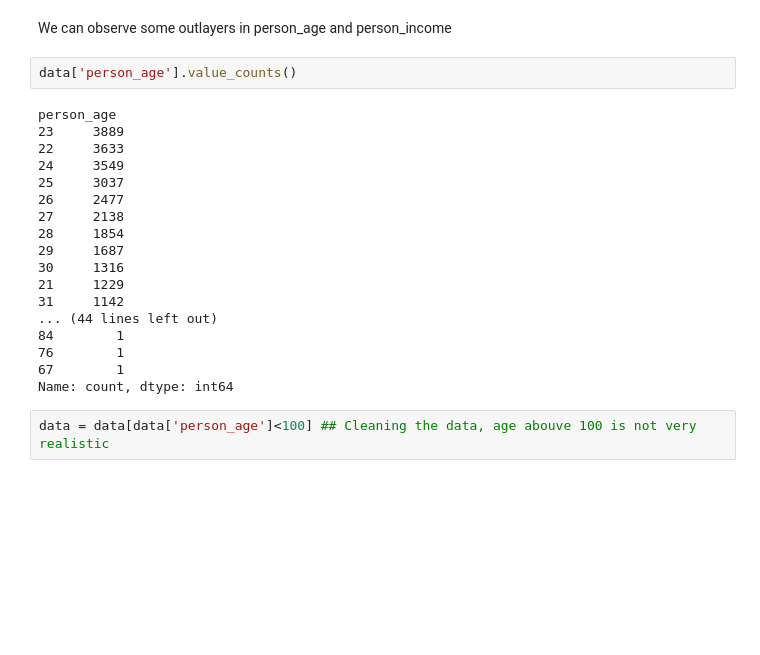
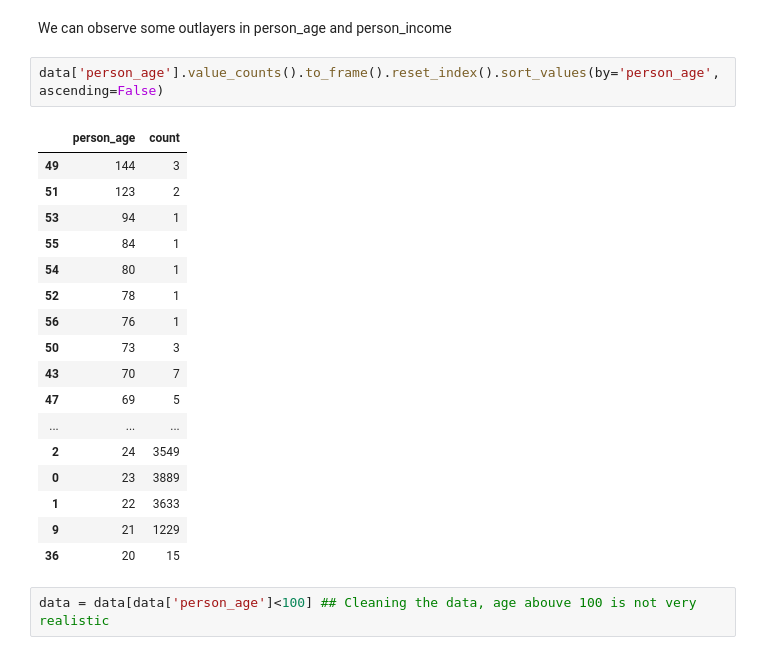
Before and after one commit to Cvetanka/Credit-risk-analysis-and-forecasting, a Jupyter notebook: credit_risk_prediction.ipynb, the cells around one changed output. Cells and saved outputs as stored; diff of their text form; blank space fills up the shorter version.

```diff
--- a/credit_risk_prediction.ipynb
+++ b/credit_risk_prediction.ipynb
@@ -200,25 +203,25 @@ plt.show()
 # %% [markdown]
 We can observe some outlayers in person_age and person_income
 # %%
-data['person_age'].value_counts()
+data['person_age'].value_counts().to_frame().reset_index().sort_values(by='person_age', ascending=False)
 # %% [output]
-person_age
-23     3889
-22     3633
-24     3549
-25     3037
-26     2477
-27     2138
-28     1854
-29     1687
-30     1316
-21     1229
-31     1142
-... (44 lines left out)
-84        1
-76        1
-67        1
-Name: count, dtype: int64
+|  | person_age | count |
+| 49 | 144 | 3 |
+| 51 | 123 | 2 |
+| 53 | 94 | 1 |
+| 55 | 84 | 1 |
+| 54 | 80 | 1 |
+| 52 | 78 | 1 |
+| 56 | 76 | 1 |
+| 50 | 73 | 3 |
+| 43 | 70 | 7 |
+| 47 | 69 | 5 |
+| ... | ... | ... |
+| 2 | 24 | 3549 |
+| 0 | 23 | 3889 |
+| 1 | 22 | 3633 |
+| 9 | 21 | 1229 |
+| 36 | 20 | 15 |
 # %%
 data = data[data['person_age']<100] ## Cleaning the data, age abouve 100 is not very realistic
 # %%
```
Also changed, not shown: parts of 11 cells of this notebook.
